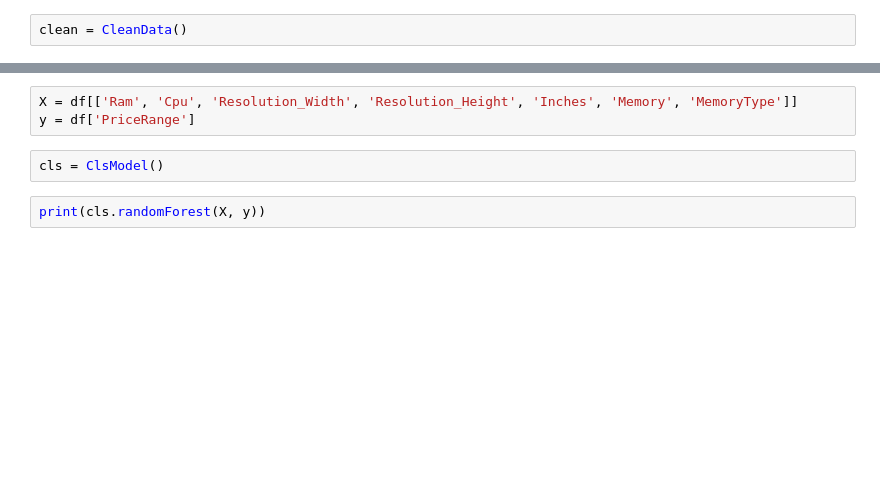
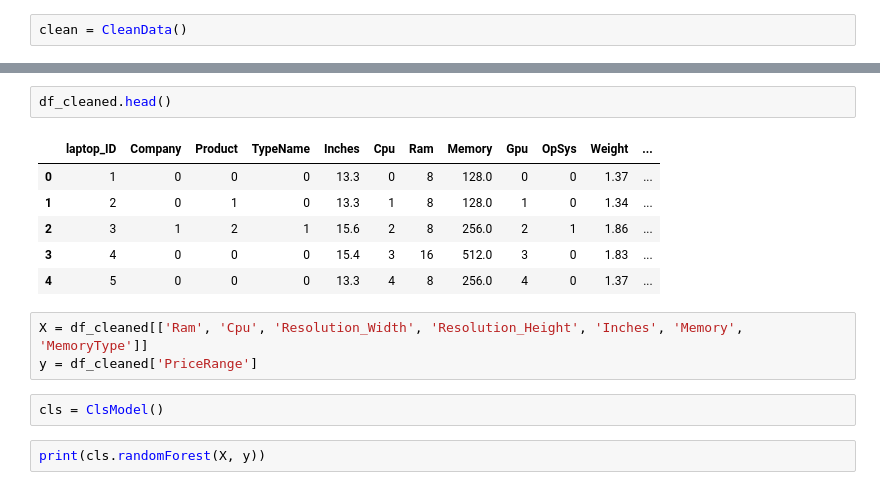
Before and after one commit to jovanzivadinovic/laptop-data, a Jupyter notebook: test.ipynb, the cells around one changed output, grey strips where cells are left out. Cells and saved outputs as stored; diff of their text form; blank space fills up the shorter version.

```diff
--- a/test.ipynb
+++ b/test.ipynb
@@ -45,6 +53,15 @@ TypeError: CleanData.formatResolution() takes 1 positional argument but 2 were g
+# %%
+df_cleaned.head()
+# %% [output]
+|  | laptop_ID | Company | Product | TypeName | Inches | Cpu | Ram | Memory | Gpu | OpSys | Weight | ... |
+| 0 | 1 | 0 | 0 | 0 | 13.3 | 0 | 8 | 128.0 | 0 | 0 | 1.37 | ... |
+| 1 | 2 | 0 | 1 | 0 | 13.3 | 1 | 8 | 128.0 | 1 | 0 | 1.34 | ... |
+| 2 | 3 | 1 | 2 | 1 | 15.6 | 2 | 8 | 256.0 | 2 | 1 | 1.86 | ... |
+| 3 | 4 | 0 | 0 | 0 | 15.4 | 3 | 16 | 512.0 | 3 | 0 | 1.83 | ... |
+| 4 | 5 | 0 | 0 | 0 | 13.3 | 4 | 8 | 256.0 | 4 | 0 | 1.37 | ... |
 # %%
-X = df[['Ram', 'Cpu', 'Resolution_Width', 'Resolution_Height', 'Inches', 'Memory', 'MemoryType']]
-y = df['PriceRange']
+X = df_cleaned[['Ram', 'Cpu', 'Resolution_Width', 'Resolution_Height', 'Inches', 'Memory', 'MemoryType']]
+y = df_cleaned['PriceRange']
 # %%
 cls = ClsModel()
 # %%
```
Also changed, not shown: parts of 12 cells of this notebook, 4 other files.
